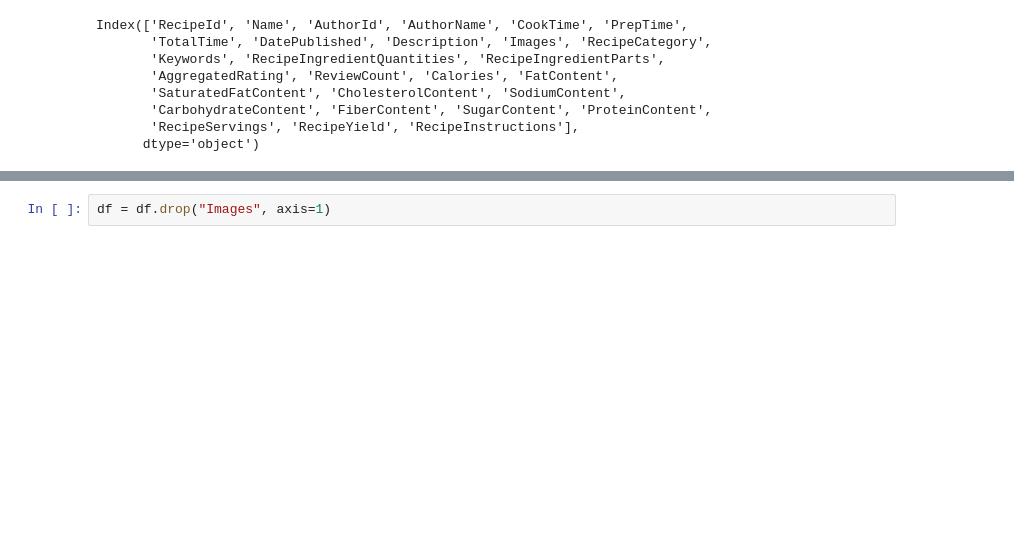
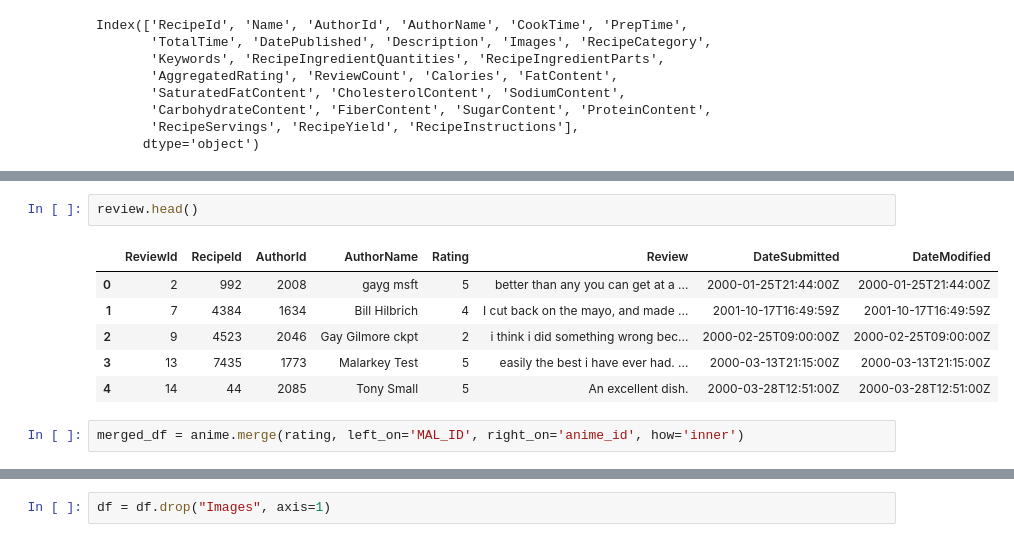
Before and after one commit to DarbyAlway/Project_IR, a Jupyter notebook: test.ipynb, the cells around one changed output, grey strips where cells are left out. Drawn from its saved outputs; the diff is of its cells as text; blank space fills up the shorter version.

```diff
--- a/test.ipynb
+++ b/test.ipynb
@@ -22,0 +103,11 @@ df = pd.read_csv('resource/completed_recipes.csv')
+# %%
+review.head()
+# %% [output]
+|  | ReviewId | RecipeId | AuthorId | AuthorName | Rating | Review | DateSubmitted | DateModified |
+| 0 | 2 | 992 | 2008 | gayg msft | 5 | better than any you can get at a ... | 2000-01-25T21:44:00Z | 2000-01-25T21:44:00Z |
+| 1 | 7 | 4384 | 1634 | Bill Hilbrich | 4 | I cut back on the mayo, and made ... | 2001-10-17T16:49:59Z | 2001-10-17T16:49:59Z |
+| 2 | 9 | 4523 | 2046 | Gay Gilmore ckpt | 2 | i think i did something wrong bec... | 2000-02-25T09:00:00Z | 2000-02-25T09:00:00Z |
+| 3 | 13 | 7435 | 1773 | Malarkey Test | 5 | easily the best i have ever had. ... | 2000-03-13T21:15:00Z | 2000-03-13T21:15:00Z |
+| 4 | 14 | 44 | 2085 | Tony Small | 5 | An excellent dish. | 2000-03-28T12:51:00Z | 2000-03-28T12:51:00Z |
+# %%
+merged_df = anime.merge(rating, left_on='MAL_ID', right_on='anime_id', how='inner')
```
Also changed, not shown: parts of 12 cells of this notebook, 2 other files.
